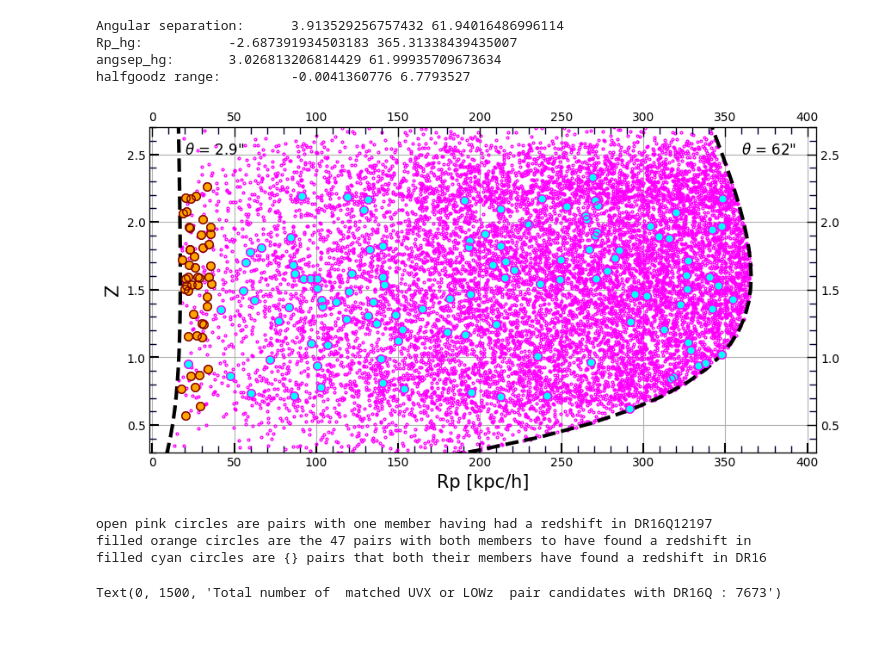
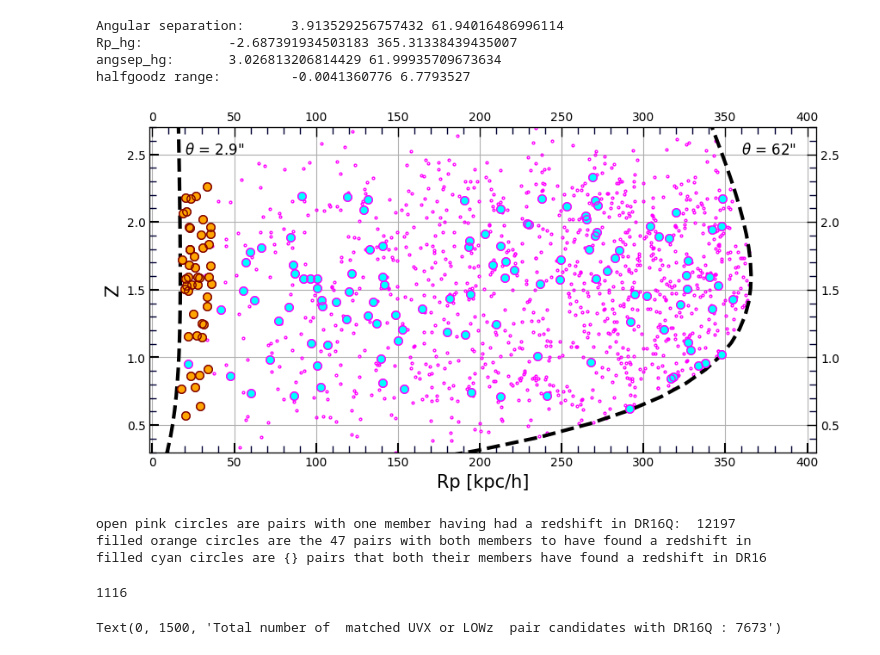
Before and after one commit to Srheft/HOD, a Jupyter notebook: cls_nb/KDE_eboss_closepairs.ipynb, the cells around one changed output. Cells and saved outputs as stored; diff of their text form; code cells hidden in the pictures.

```diff
--- a/cls_nb/KDE_eboss_closepairs.ipynb
+++ b/cls_nb/KDE_eboss_closepairs.ipynb
@@ -265,11 +353,16 @@ ofs=2
 xlim = (np.min(Rpmin)-ofs,np.max(Rpmax)+40 )
 ylim = (0.3,2.7)#(np.min(sq['DEC'])-ofs,np.max(sq['DEC'])+ofs )
 
+#### the 12197 QSO-nonQSO
+#py.plot(Rp_hg,np.asarray(halfgoodz),markersize = 2,marker='o',linestyle='',mfc='none',color='magenta')
 
-py.plot(Rp_hg,np.asarray(halfgoodz),markersize = 2,marker='o',linestyle='',mfc='none',color='magenta')
+
+#### the 1116
+py.plot(Rp_qNA,np.asarray(q_NA_z),markersize = 2,marker='o',linestyle='',mfc='none',color='magenta')
+
+
 py.plot(Rpmin,z,linestyle='--',color='black',linewidth = 3)
 py.plot(Rpmax,z,linestyle='--',color='black',linewidth = 3)
-
 
 py.plot(Rp_pair,zpair1,markersize = 6.8,marker='o',linestyle='',mfc='none',color='magenta')
 py.plot(Rp_pair,zpair1,markersize = 6,marker='o',linestyle='',color='cyan')
@@ -288,34 +381,34 @@ ax.text(20,2.5,r'$\theta $'+' = 2.9"',fontsize=12)
 #ax.set_title(plot_title)
 ax.set_xlabel('Rp [kpc/h]',fontsize=15)
 ax.set_ylabel('Z',fontsize=15)
 ax.minorticks_on()
 ax.tick_params(which='major', length=8, width=1.5, direction='in')
 ax.tick_params(which='minor', length=6, color='#000033', width=1.0, direction='in')
 
 x_ax = ax.twiny()
 x_ax.minorticks_on()
 x_ax.tick_params(which='major', length=8, width=1.0, direction='in')
 x_ax.tick_params(which='minor', length=6, color='#000033', width=1.0, direction='in')
 x_ax.tick_params()
 y_ax= plt.twinx()
 y_ax.minorticks_on()
 x_ax.set_xlim(xlim)
 y_ax.set_ylim(ylim)
 y_ax.tick_params(which='major', length=8, width=1.0, direction='in')
 y_ax.tick_params(which='minor', length=6, color='#000033', width=1.0, direction='in')
 ax.grid()
 
 output_filename = 'Rp_z_eboss_kde_dr16_match.png'
 plt.savefig(path+output_filename)
 
 plt.show()
 
 
 print('open pink circles are pairs with one member having had a redshift in DR16Q:  '+str(halfgood_catch))
 print('filled orange circles are the 47 pairs with both members to have found a redshift in ')
 print('filled cyan circles are {} pairs that both their members have found a redshift in DR16')
 # %% [output]
-[figure, old version]
+[figure, new version]
-open pink circles are pairs with one member having had a redshift in DR16Q12197
+open pink circles are pairs with one member having had a redshift in DR16Q:  12197
 filled orange circles are the 47 pairs with both members to have found a redshift in
 filled cyan circles are {} pairs that both their members have found a redshift in DR16
@@ -322,3 +430,7 @@ filled cyan circles are {} pairs that both their members have found a redshift i
+# %%
+len(d['MODELMAG'][q_NA_zind][:,3])
+# %% [output]
+1116
 # %%
 fig = plt.figure(figsize=(10, 5), dpi=100)
 
```
Also changed, not shown: parts of 7 cells of this notebook.
